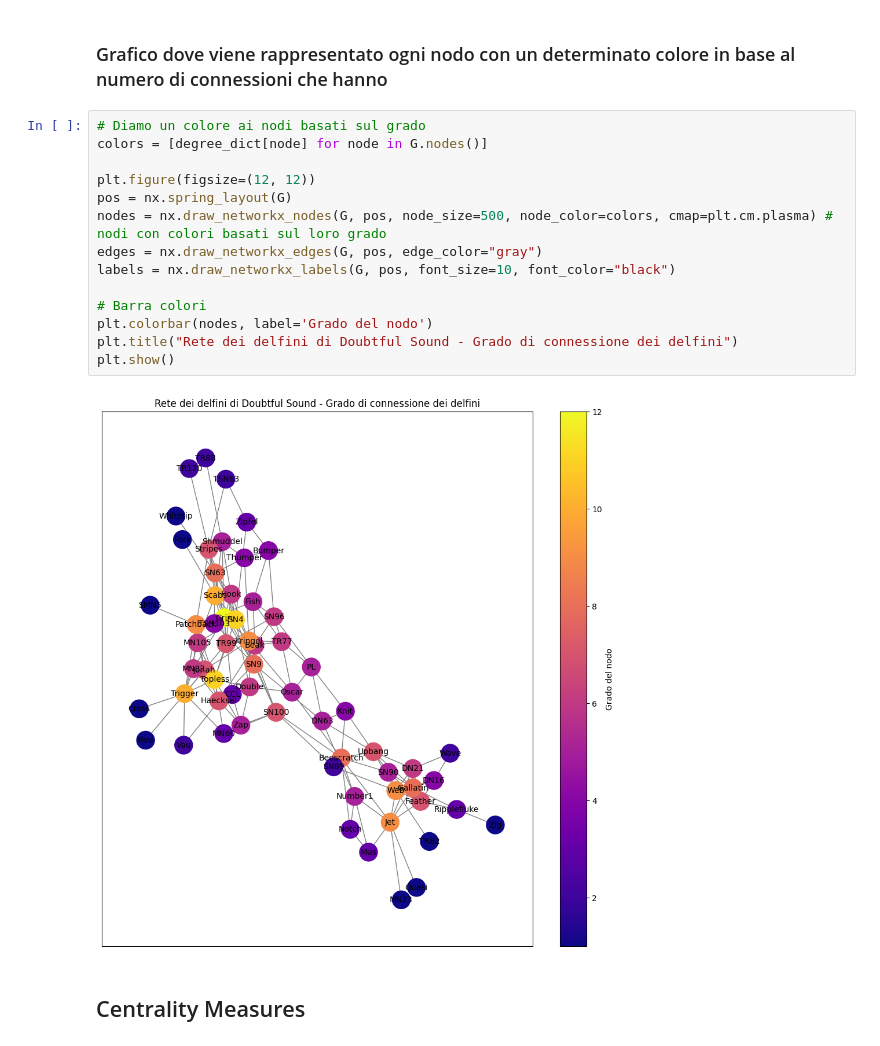
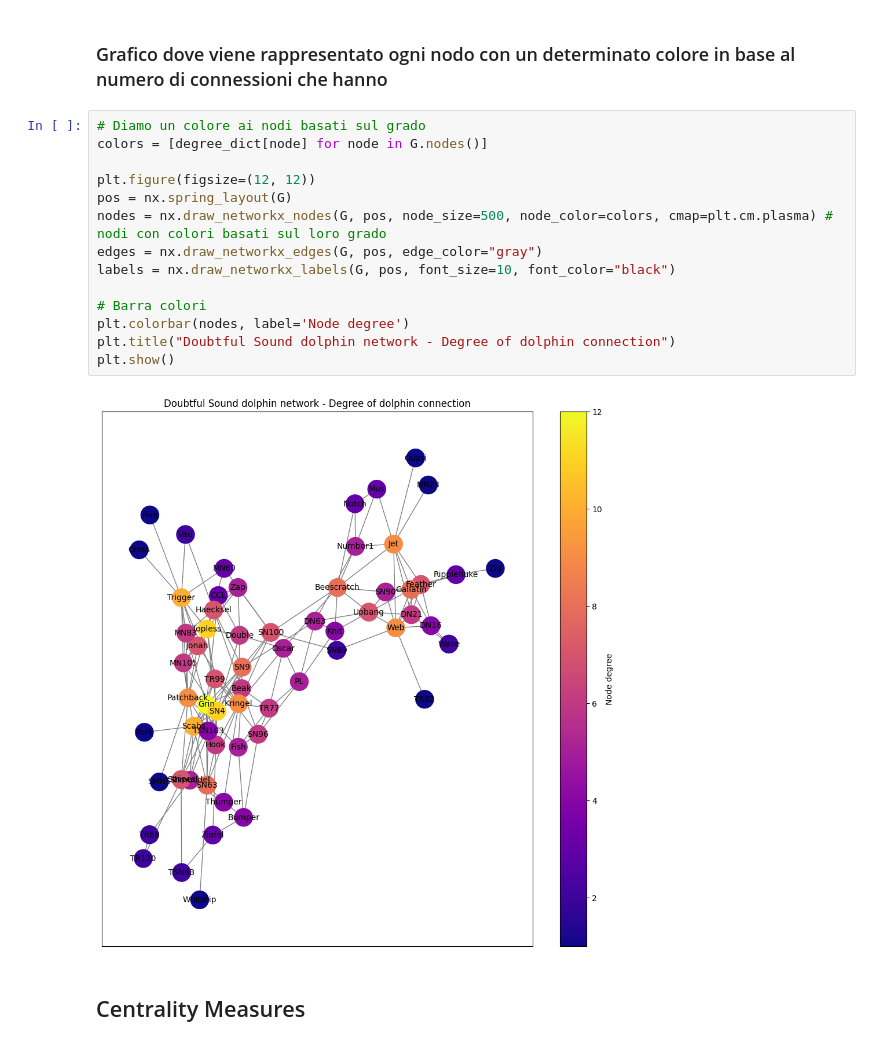
Before and after one commit to martinadaghia/Project_SNA, a Jupyter notebook: analysis.ipynb, the cells around one changed output. Cells and saved outputs as stored; diff of their text form.

```diff
--- a/analysis.ipynb
+++ b/analysis.ipynb
@@ -102,19 +102,19 @@ Nodo: Zig, Grado: 1
 # %%
 # Diamo un colore ai nodi basati sul grado
 colors = [degree_dict[node] for node in G.nodes()]
 
 plt.figure(figsize=(12, 12))
 pos = nx.spring_layout(G)
 nodes = nx.draw_networkx_nodes(G, pos, node_size=500, node_color=colors, cmap=plt.cm.plasma) # nodi con colori basati sul loro grado
 edges = nx.draw_networkx_edges(G, pos, edge_color="gray")
 labels = nx.draw_networkx_labels(G, pos, font_size=10, font_color="black")
 
 # Barra colori
-plt.colorbar(nodes, label='Grado del nodo')
-plt.title("Rete dei delfini di Doubtful Sound - Grado di connessione dei delfini")
+plt.colorbar(nodes, label='Node degree')
+plt.title("Doubtful Sound dolphin network - Degree of dolphin connection")
 plt.show()
 # %% [output]
-[figure, old version]
+[figure, new version]
 # %% [markdown]
 ## Centrality Measures
 # %%
```
Also changed, not shown: parts of 10 cells of this notebook, 1 other file.
